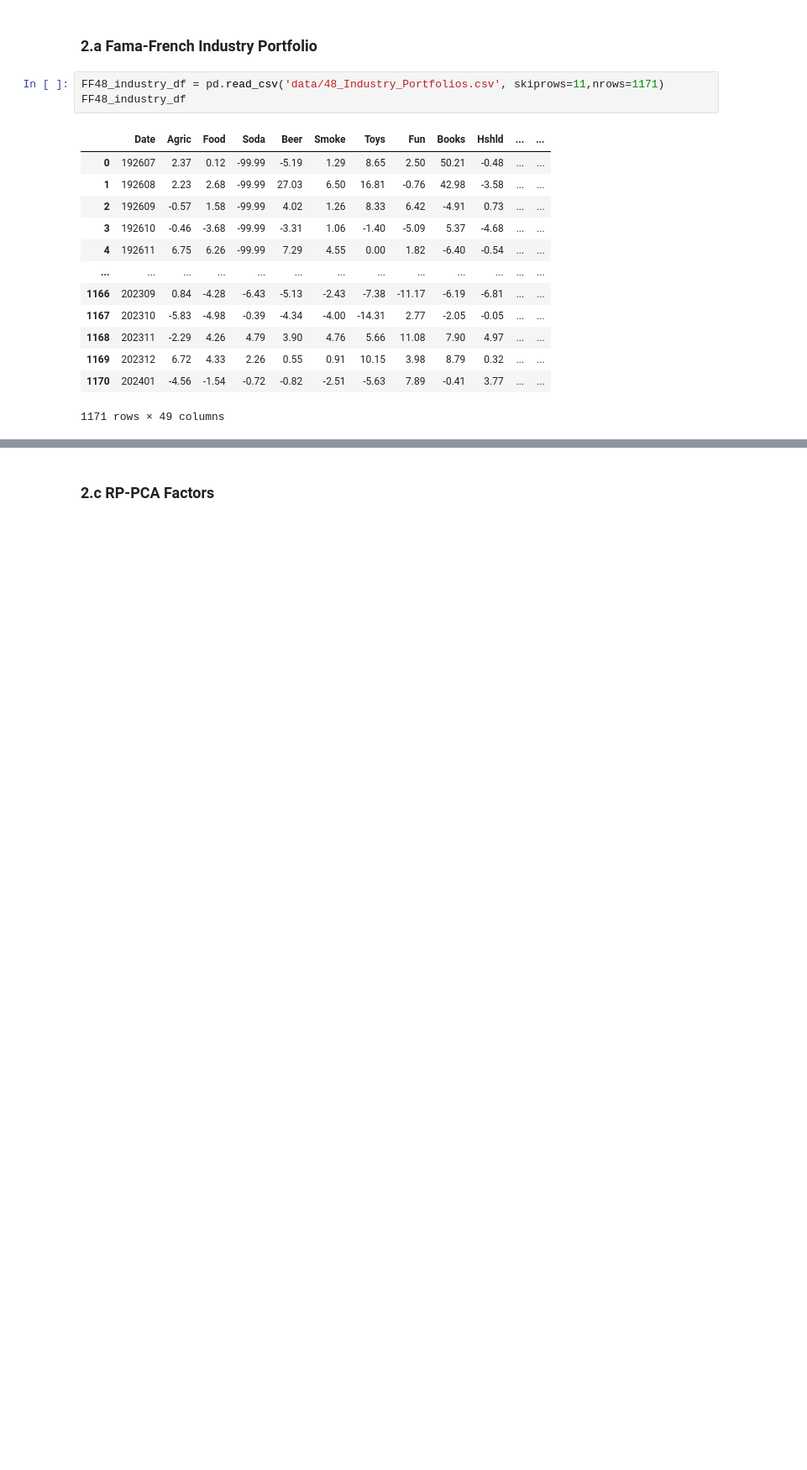
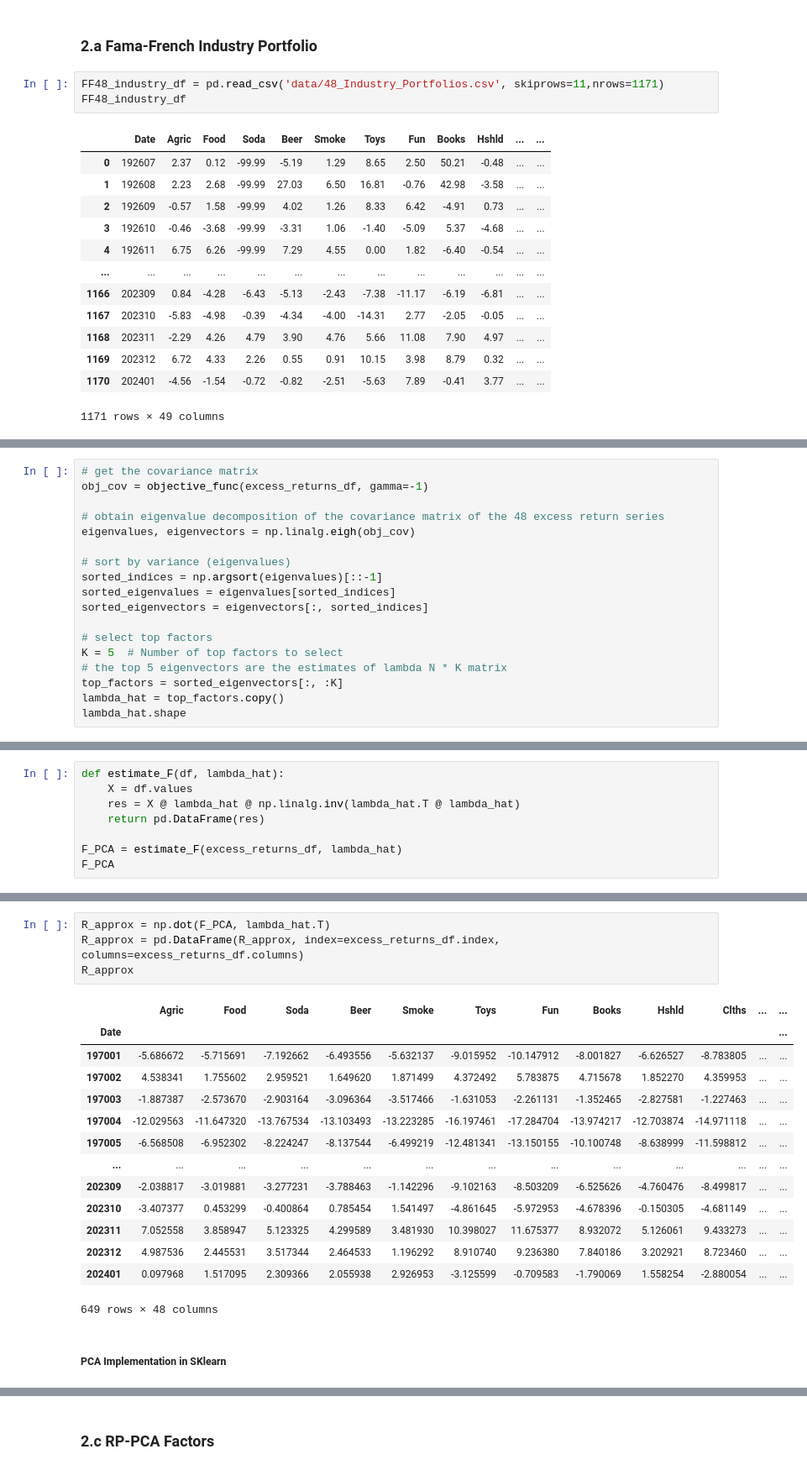
Before and after one commit to conquerv0/EmpricalAssetPricing, a Jupyter notebook: ProblemSet/Code/ps2.ipynb, the cells around one changed output, grey strips where cells are left out. Shown at 84% size. Saved outputs shown, nothing was run; the diff lists cells and outputs as text; blank space fills up the shorter version.

```diff
--- a/ProblemSet/Code/ps2.ipynb
+++ b/ProblemSet/Code/ps2.ipynb
@@ -371,0 +693,18 @@ From APT, the $T \times N$ excess return matrix $R$ can be decomposed into:
+# %%
+# get the covariance matrix
+obj_cov = objective_func(excess_returns_df, gamma=-1)
+
+# obtain eigenvalue decomposition of the covariance matrix of the 48 excess return series
+eigenvalues, eigenvectors = np.linalg.eigh(obj_cov)
+
+# sort by variance (eigenvalues)
+sorted_indices = np.argsort(eigenvalues)[::-1]
+sorted_eigenvalues = eigenvalues[sorted_indices]
+sorted_eigenvectors = eigenvectors[:, sorted_indices]
+
+# select top factors
+K = 5  # Number of top factors to select
+# the top 5 eigenvectors are the estimates of lambda N * K matrix
+top_factors = sorted_eigenvectors[:, :K]
+lambda_hat = top_factors.copy()
+lambda_hat.shape
@@ -371,0 +715,8 @@ From APT, the $T \times N$ excess return matrix $R$ can be decomposed into:
+# %%
+def estimate_F(df, lambda_hat):
+    X = df.values
+    res = X @ lambda_hat @ np.linalg.inv(lambda_hat.T @ lambda_hat)
+    return pd.DataFrame(res)
+
+F_PCA = estimate_F(excess_returns_df, lambda_hat)
+F_PCA
@@ -371,0 +737,21 @@ From APT, the $T \times N$ excess return matrix $R$ can be decomposed into:
+# %%
+R_approx = np.dot(F_PCA, lambda_hat.T)
+R_approx = pd.DataFrame(R_approx, index=excess_returns_df.index, columns=excess_returns_df.columns)
+R_approx
+# %% [output]
+|  | Agric | Food | Soda | Beer | Smoke | Toys | Fun | Books | Hshld | Clths | ... | ... |
+| Date |  |  |  |  |  |  |  |  |  |  |  | ... |
+| 197001 | -5.686672 | -5.715691 | -7.192662 | -6.493556 | -5.632137 | -9.015952 | -10.147912 | -8.001827 | -6.626527 | -8.783805 | ... | ... |
+| 197002 | 4.538341 | 1.755602 | 2.959521 | 1.649620 | 1.871499 | 4.372492 | 5.783875 | 4.715678 | 1.852270 | 4.359953 | ... | ... |
+| 197003 | -1.887387 | -2.573670 | -2.903164 | -3.096364 | -3.517466 | -1.631053 | -2.261131 | -1.352465 | -2.827581 | -1.227463 | ... | ... |
+| 197004 | -12.029563 | -11.647320 | -13.767534 | -13.103493 | -13.223285 | -16.197461 | -17.284704 | -13.974217 | -12.703874 | -14.971118 | ... | ... |
+| 197005 | -6.568508 | -6.952302 | -8.224247 | -8.137544 | -6.499219 | -12.481341 | -13.150155 | -10.100748 | -8.638999 | -11.598812 | ... | ... |
+| ... | ... | ... | ... | ... | ... | ... | ... | ... | ... | ... | ... | ... |
+| 202309 | -2.038817 | -3.019881 | -3.277231 | -3.788463 | -1.142296 | -9.102163 | -8.503209 | -6.525626 | -4.760476 | -8.499817 | ... | ... |
+| 202310 | -3.407377 | 0.453299 | -0.400864 | 0.785454 | 1.541497 | -4.861645 | -5.972953 | -4.678396 | -0.150305 | -4.681149 | ... | ... |
+| 202311 | 7.052558 | 3.858947 | 5.123325 | 4.299589 | 3.481930 | 10.398027 | 11.675377 | 8.932072 | 5.126061 | 9.433273 | ... | ... |
+| 202312 | 4.987536 | 2.445531 | 3.517344 | 2.464533 | 1.196292 | 8.910740 | 9.236380 | 7.840186 | 3.202921 | 8.723460 | ... | ... |
+| 202401 | 0.097968 | 1.517095 | 2.309366 | 2.055938 | 2.926953 | -3.125599 | -0.709583 | -1.790069 | 1.558254 | -2.880054 | ... | ... |
+649 rows × 48 columns
+# %% [markdown]
+##### PCA Implementation in SKlearn
```
Also changed, not shown: parts of 29 cells of this notebook, 1 other file.
